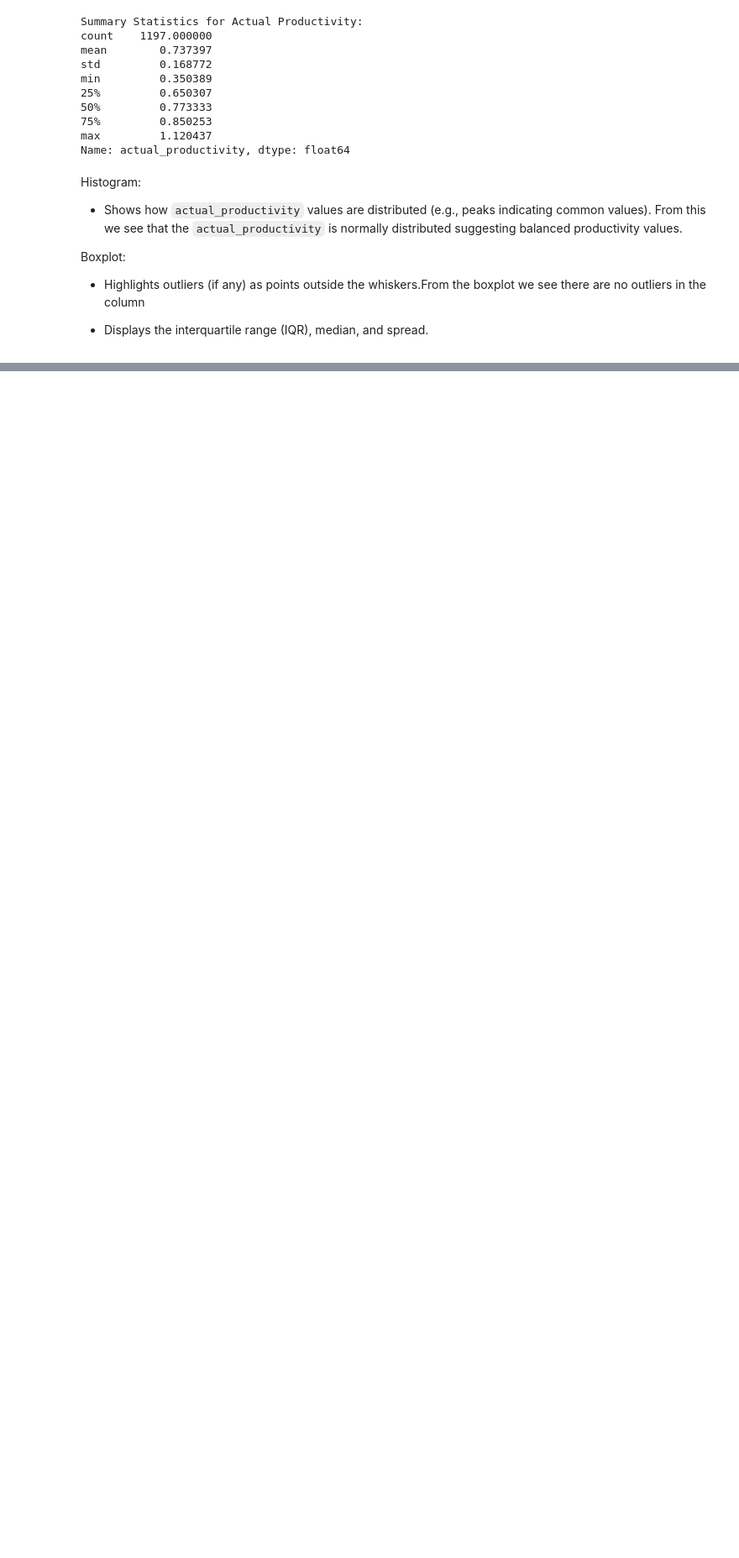
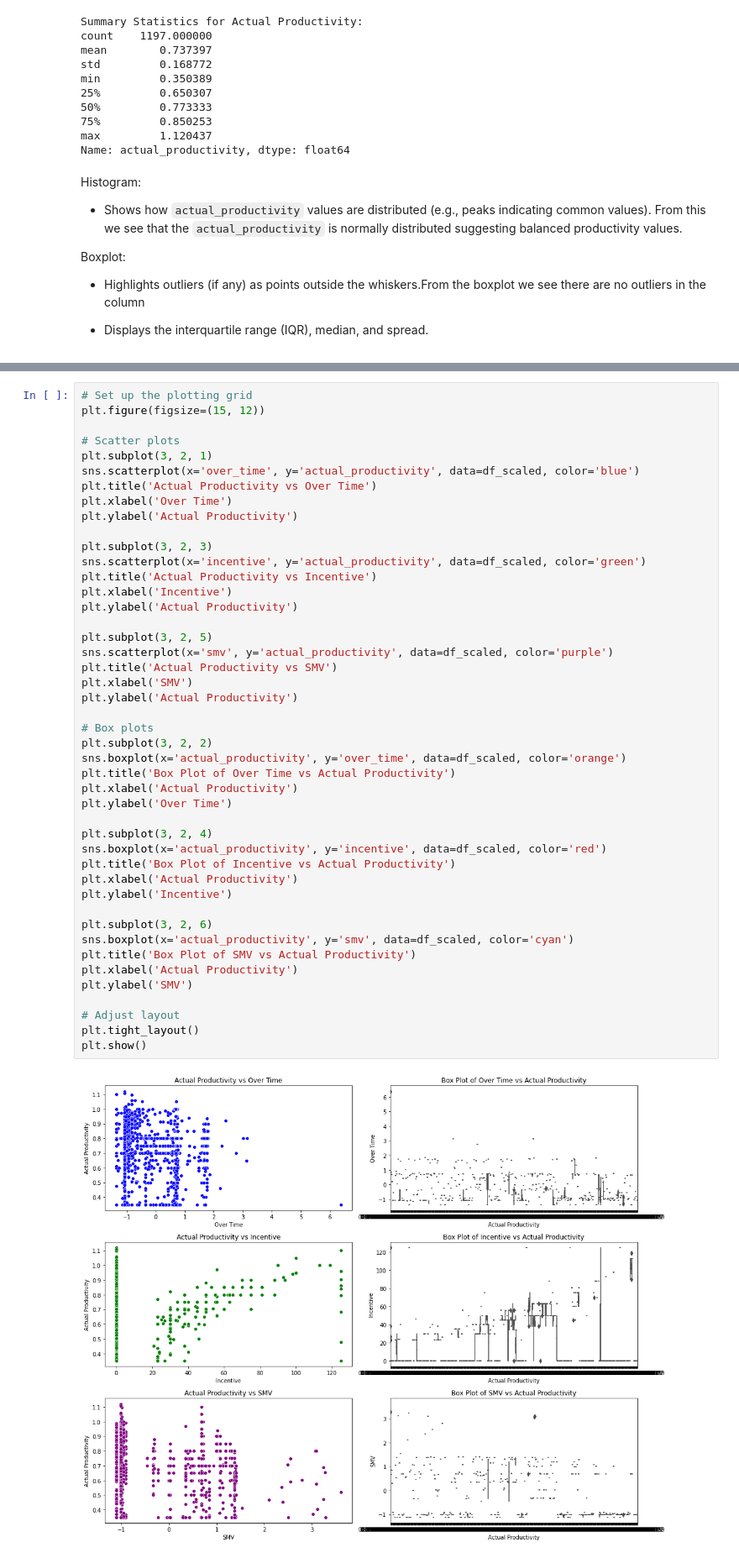
Before and after one commit to Lynn-rose/Garment-Worker-Productivity-Prediction-, a Jupyter notebook: Garment Worker Productivity Prediction .ipynb, the cells around one changed output, grey strips where cells are left out. Shown at 84% size. Saved outputs shown, nothing was run; the diff lists cells and outputs as text; blank space fills up the shorter version.

```diff
--- a/Garment Worker Productivity Prediction .ipynb
+++ b/Garment Worker Productivity Prediction .ipynb
@@ -378 +379,48 @@ Boxplot:
 actual_productivity and features like over_time, incentive, and smv.
+# %%
+# Set up the plotting grid
+plt.figure(figsize=(15, 12))
+
+# Scatter plots
+plt.subplot(3, 2, 1)
+sns.scatterplot(x='over_time', y='actual_productivity', data=df_scaled, color='blue')
+plt.title('Actual Productivity vs Over Time')
+plt.xlabel('Over Time')
+plt.ylabel('Actual Productivity')
+
+plt.subplot(3, 2, 3)
+sns.scatterplot(x='incentive', y='actual_productivity', data=df_scaled, color='green')
+plt.title('Actual Productivity vs Incentive')
+plt.xlabel('Incentive')
+plt.ylabel('Actual Productivity')
+
+plt.subplot(3, 2, 5)
+sns.scatterplot(x='smv', y='actual_productivity', data=df_scaled, color='purple')
+plt.title('Actual Productivity vs SMV')
+plt.xlabel('SMV')
+plt.ylabel('Actual Productivity')
+
+# Box plots
+plt.subplot(3, 2, 2)
+sns.boxplot(x='actual_productivity', y='over_time', data=df_scaled, color='orange')
+plt.title('Box Plot of Over Time vs Actual Productivity')
+plt.xlabel('Actual Productivity')
+plt.ylabel('Over Time')
+
+plt.subplot(3, 2, 4)
+sns.boxplot(x='actual_productivity', y='incentive', data=df_scaled, color='red')
+plt.title('Box Plot of Incentive vs Actual Productivity')
+plt.xlabel('Actual Productivity')
+plt.ylabel('Incentive')
+
+plt.subplot(3, 2, 6)
+sns.boxplot(x='actual_productivity', y='smv', data=df_scaled, color='cyan')
+plt.title('Box Plot of SMV vs Actual Productivity')
+plt.xlabel('Actual Productivity')
+plt.ylabel('SMV')
+
+# Adjust layout
+plt.tight_layout()
+plt.show()
+# %% [output]
+[figure, added]
```
Also changed, not shown: parts of 1 cell of this notebook.
